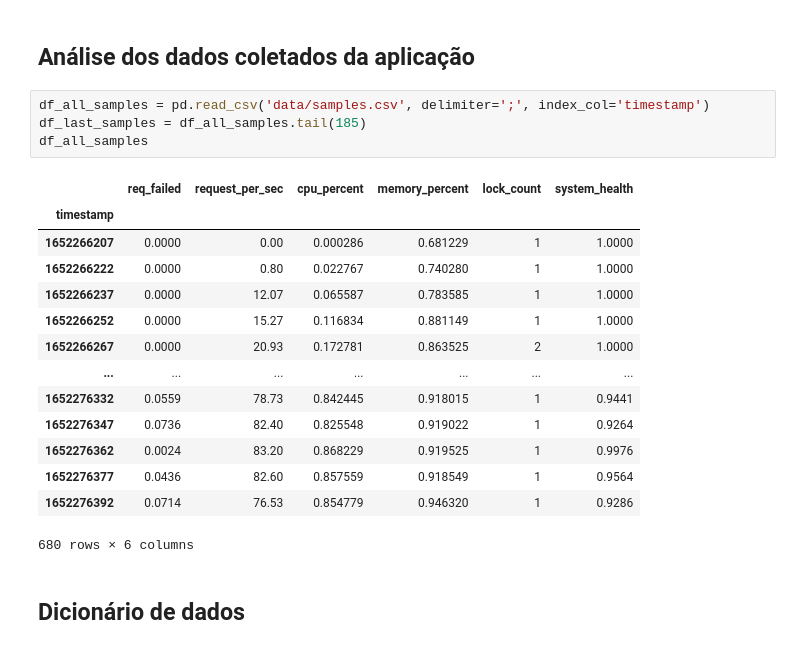
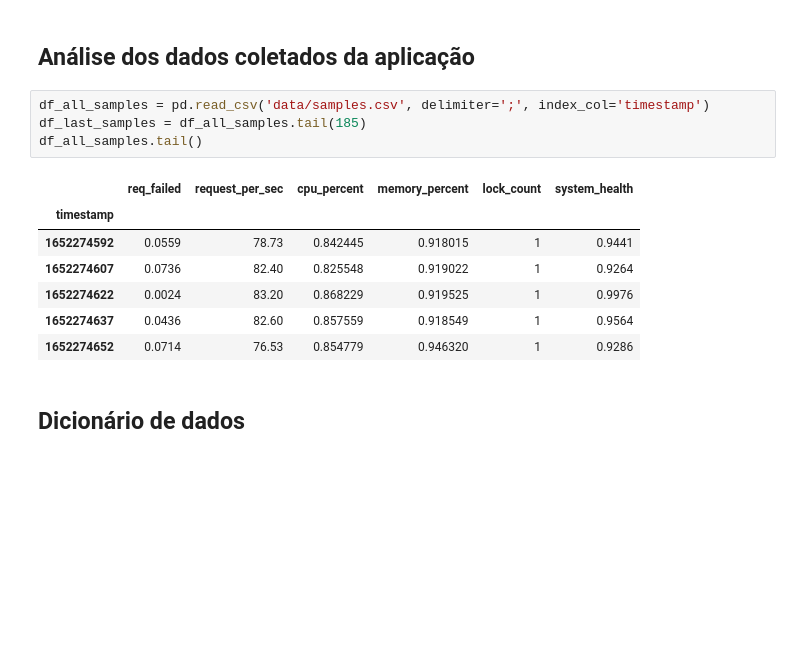
Before and after one commit to BureauTech/BTAlert-AI, a Jupyter notebook: jupyter/notebook.ipynb, the cells around one changed output. Drawn from its saved outputs; the diff is of its cells as text; blank space fills up the shorter version.

```diff
--- a/jupyter/notebook.ipynb
+++ b/jupyter/notebook.ipynb
@@ -9,22 +9,15 @@ import matplotlib.pyplot as plt
 # %%
 df_all_samples = pd.read_csv('data/samples.csv', delimiter=';', index_col='timestamp')
 df_last_samples = df_all_samples.tail(185)
-df_all_samples
+df_all_samples.tail()
 # %% [output]
 |  | req_failed | request_per_sec | cpu_percent | memory_percent | lock_count | system_health |
 | timestamp |  |  |  |  |  |  |
-| 1652266207 | 0.0000 | 0.00 | 0.000286 | 0.681229 | 1 | 1.0000 |
-| 1652266222 | 0.0000 | 0.80 | 0.022767 | 0.740280 | 1 | 1.0000 |
-| 1652266237 | 0.0000 | 12.07 | 0.065587 | 0.783585 | 1 | 1.0000 |
-| 1652266252 | 0.0000 | 15.27 | 0.116834 | 0.881149 | 1 | 1.0000 |
-| 1652266267 | 0.0000 | 20.93 | 0.172781 | 0.863525 | 2 | 1.0000 |
-| ... | ... | ... | ... | ... | ... | ... |
-| 1652276332 | 0.0559 | 78.73 | 0.842445 | 0.918015 | 1 | 0.9441 |
-| 1652276347 | 0.0736 | 82.40 | 0.825548 | 0.919022 | 1 | 0.9264 |
-| 1652276362 | 0.0024 | 83.20 | 0.868229 | 0.919525 | 1 | 0.9976 |
-| 1652276377 | 0.0436 | 82.60 | 0.857559 | 0.918549 | 1 | 0.9564 |
-| 1652276392 | 0.0714 | 76.53 | 0.854779 | 0.946320 | 1 | 0.9286 |
+| 1652274592 | 0.0559 | 78.73 | 0.842445 | 0.918015 | 1 | 0.9441 |
+| 1652274607 | 0.0736 | 82.40 | 0.825548 | 0.919022 | 1 | 0.9264 |
+| 1652274622 | 0.0024 | 83.20 | 0.868229 | 0.919525 | 1 | 0.9976 |
+| 1652274637 | 0.0436 | 82.60 | 0.857559 | 0.918549 | 1 | 0.9564 |
+| 1652274652 | 0.0714 | 76.53 | 0.854779 | 0.946320 | 1 | 0.9286 |
-680 rows × 6 columns
 # %% [markdown]
 ## Dicionário de dados
 # %%
```
Also changed, not shown: parts of 5 cells of this notebook, 3 other files.
